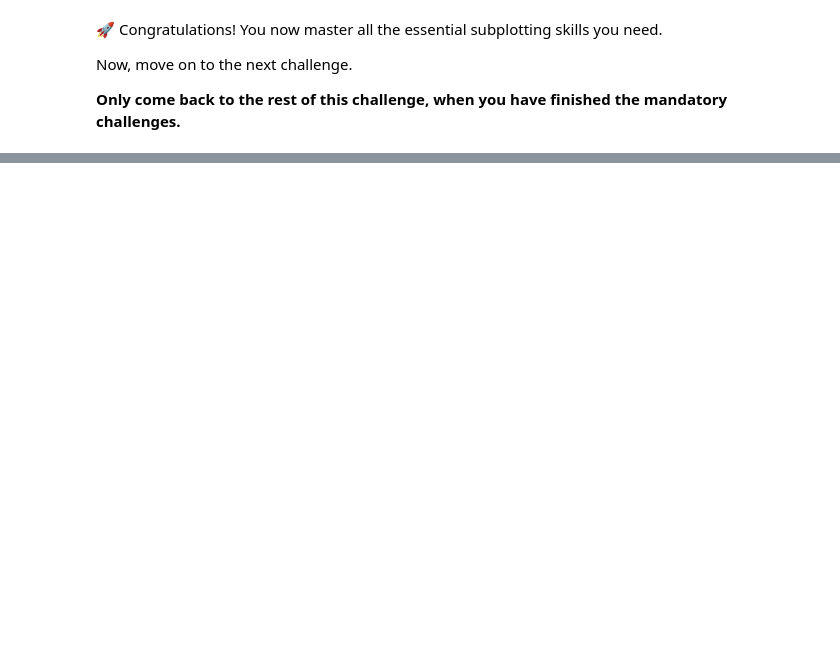
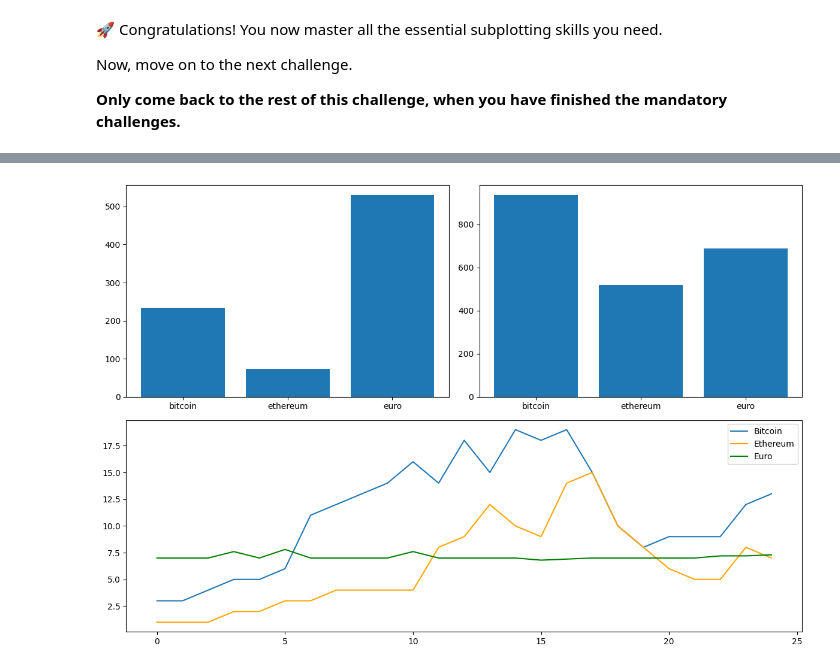
Before and after one commit to Rafikirs/data-subplotting, a Jupyter notebook: ex03.ipynb, the cells around one changed output, grey strips where cells are left out. Saved outputs shown, nothing was run; the diff lists cells and outputs as text; code cells hidden in the pictures; blank space fills up the shorter version.

```diff
--- a/ex03.ipynb
+++ b/ex03.ipynb
@@ -93,16 +117,30 @@ Change the following code to get this layout.
 You can build two grids on top of each other using `add_subplot` and slicing or by using `add_gridspec`
 </details>
 # %%
-bitcoin = [3,3,4,5,5,6,11,12,13,14,16,14,18,15,19,18,19,15,10,8,9,9,9,12,13]
-ethereum = [1,1,1,2,2,3,3,4,4,4,4,8,9,12,10,9,14,15,10,8,6,5,5,8,7]
-euro = [7,7,7,7.6,7,7.8,7,7,7,7,7.6,7,7,7,7,6.8,6.9,7,7,7,7,7,7.2,7.2,7.3]
+# Example data
+bitcoin = [3, 3, 4, 5, 5, 6, 11, 12, 13, 14, 16, 14, 18, 15, 19, 18, 19, 15, 10, 8, 9, 9, 9, 12, 13]
+ethereum = [1, 1, 1, 2, 2, 3, 3, 4, 4, 4, 4, 8, 9, 12, 10, 9, 14, 15, 10, 8, 6, 5, 5, 8, 7]
+euro = [7, 7, 7, 7.6, 7, 7.8, 7, 7, 7, 7, 7.6, 7, 7, 7, 7, 6.8, 6.9, 7, 7, 7, 7, 7, 7.2, 7.2, 7.3]
 
-# CHANGE THE FOLLOWING CODE
-plt.plot(bitcoin)
-plt.plot(ethereum)
-plt.plot(euro)
+# Create the figure
+fig = plt.figure(figsize=(12, 8))
+
+# Bar charts (top row, first and second columns)
+ax1 = fig.add_subplot(2, 2, 1)  # First subplot
+ax1.bar(wallet_2015["currency"], wallet_2015["value_in_euro"])
+
+ax2 = fig.add_subplot(2, 2, 2)  # Second subplot
+ax2.bar(wallet_2020["currency"], wallet_2020["value_in_euro"])
+
+# Line plot (bottom row, spanning both columns)
+ax3 = fig.add_subplot(2, 1, 2)  # Span across both columns in the second row
+ax3.plot(bitcoin, label='Bitcoin')
+ax3.plot(ethereum, label='Ethereum', color='orange')
+ax3.plot(euro, label='Euro', color='green')
+ax3.legend()
+
+# Adjust layout to prevent overlap
+plt.tight_layout()
 plt.show()
-plt.bar(wallet_2015["currency"], wallet_2015["value_in_euro"])
-plt.show()
-plt.bar(wallet_2020["currency"], wallet_2020["value_in_euro"])
-plt.show();
+# %% [output]
+[figure, added]
```
Also changed, not shown: parts of 12 cells of this notebook.
